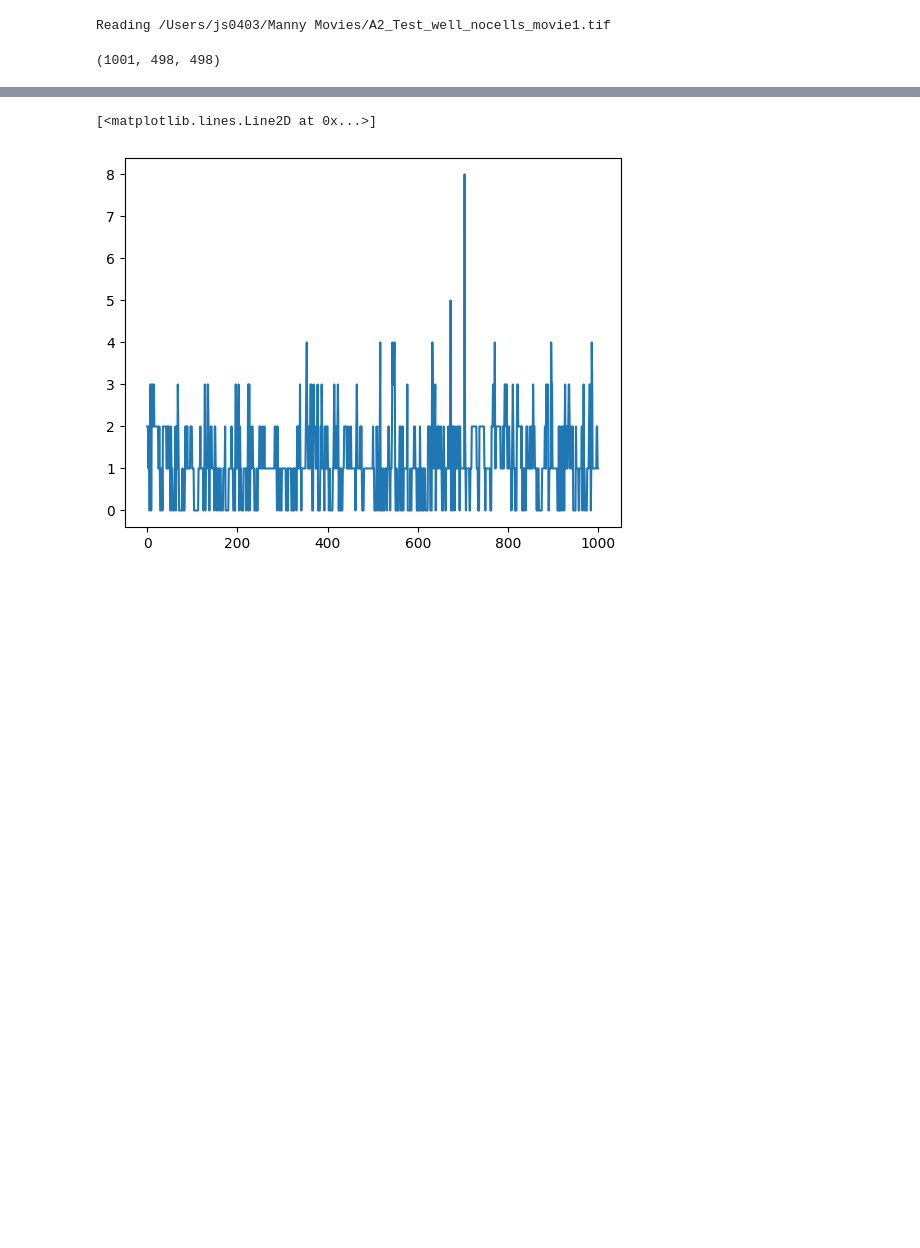
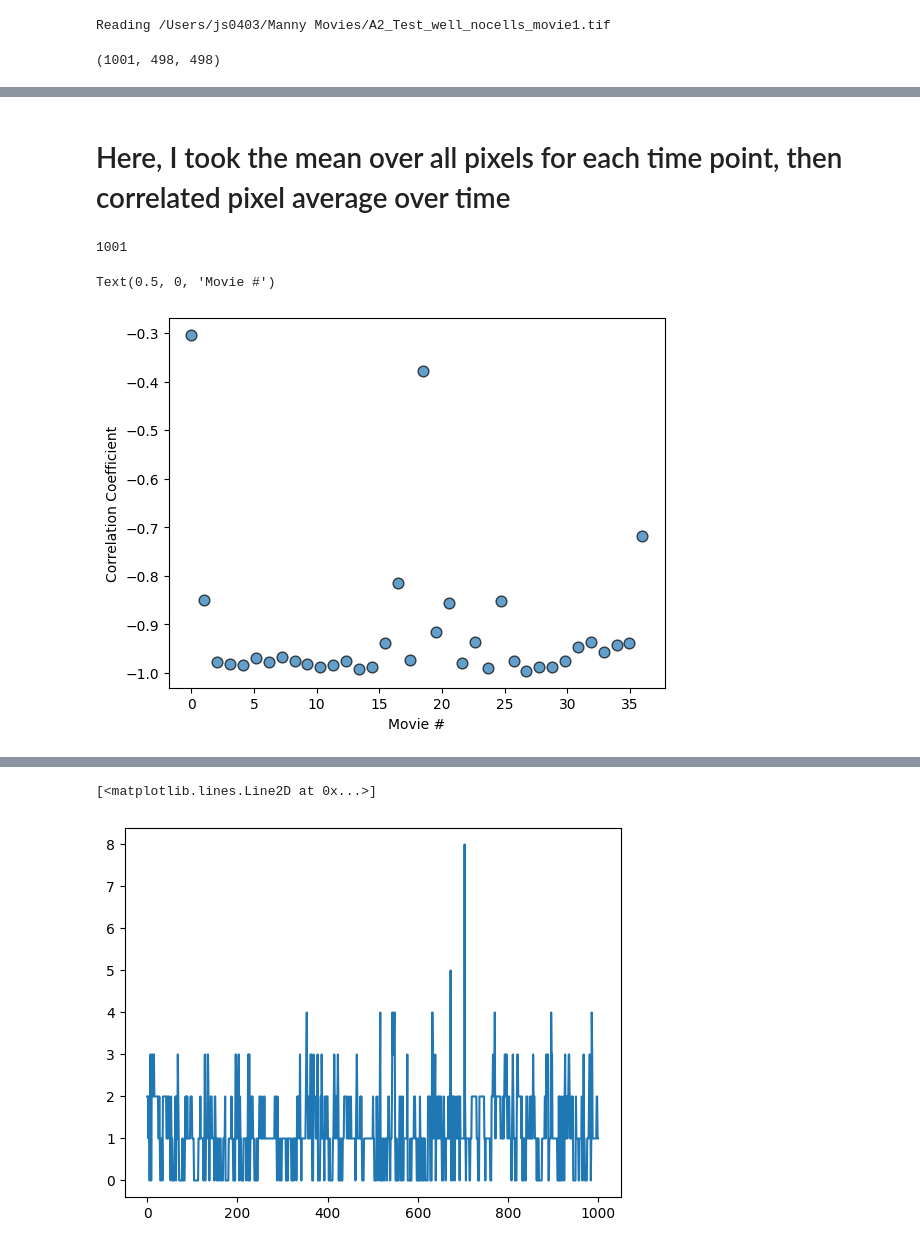
Before and after one commit to JohnStout/decode_lab_code, a Jupyter notebook: notebooks/projects/slice imaging code/Photobleach-across-recordings.ipynb, the cells around one changed output, grey strips where cells are left out. Drawn from its saved outputs; the diff is of its cells as text; code cells hidden in the pictures; blank space fills up the shorter version.

```diff
--- a/notebooks/projects/slice imaging code/Photobleach-across-recordings.ipynb
+++ b/notebooks/projects/slice imaging code/Photobleach-across-recordings.ipynb
@@ -290,3 +295,11 @@ y.shape
 # %% [output]
 Reading /Users/js0403/Manny Movies/A2_Test_well_nocells_movie1.tif
 (1001, 498, 498)
+# %%
+rt=[]
+for t in range(y.shape[0]):
+    x = np.linspace(0,len(y),len(y))
+
+    # pearson correlation
+    r_out,p_out = pearsonr(x,y)
+    rt.append(r_out)
@@ -292,0 +362,43 @@ Reading /Users/js0403/Manny Movies/A2_Test_well_nocells_movie1.tif
+# %% [markdown]
+# Here, I took the mean over all pixels for each time point, then correlated pixel average over time
+# %%
+len(y)
+# %% [output]
+1001
+# %%
+from tifffile import imread
+from scipy.stats import pearsonr
+fname = r'/Users/js0403/Manny Movies'
+dir_contents = sorted(os.listdir(fname))
+dir_contents = [i for i in dir_contents if '.tif' in i]
+
+r = []; p = []; num_samples = []; y = []
+for diri in dir_contents:
+    file_read = os.path.join(fname,diri)
+    movie = imread(file_read)
+    num_samples = [];
+    y = []
+    for t in range(movie.shape[0]):
+
+        # take mean over all pixels
+        y.append(float(np.mean(movie[t,:,:].flatten())))
+
+    # collect number of time points
+    num_samples.append(movie.shape[0])
+    y = np.array(y)
+    x = np.linspace(0,len(y),len(y))
+
+    # pearson correlation
+    r_out,p_out = pearsonr(x,y)
+    r.append(r_out)
+# %%
+x = np.linspace(0,len(r),len(r))
+y = r
+
+fig, ax = plt.subplots(nrows=1,ncols=2)
+plt.scatter(x, y, s=60, alpha=0.7, edgecolors="k")
+plt.ylabel("Correlation Coefficient")
+plt.xlabel("Movie #")
+# %% [output]
+Text(0.5, 0, 'Movie #')
+[figure, added]
```
Also changed, not shown: parts of 15 cells of this notebook, 3 other files.
